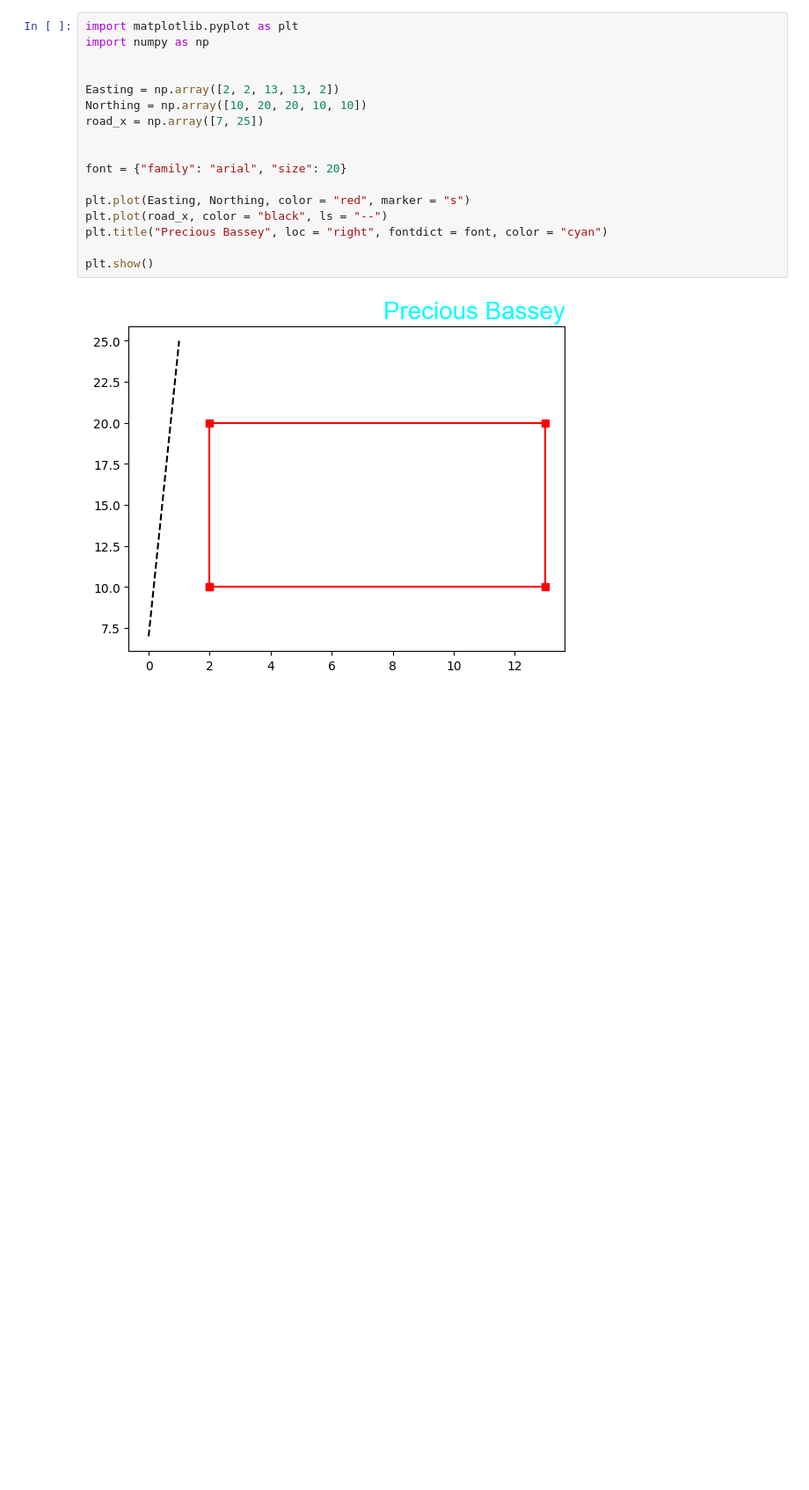
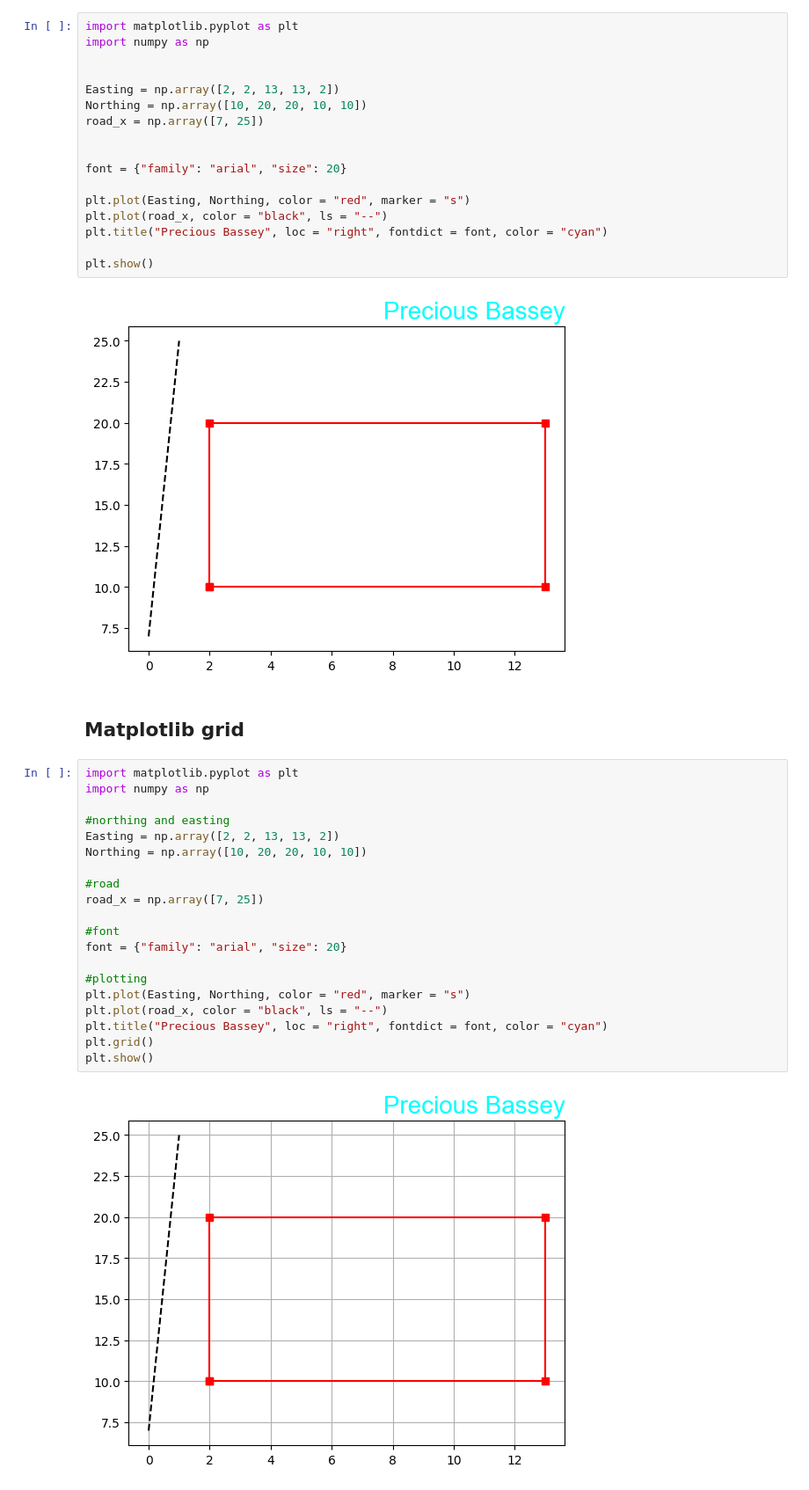
Before and after one commit to mrrpablo/pandas, a Jupyter notebook: Mathplotlib.ipynb, the cells around one changed output. Shown at 88% size. Cells and saved outputs as stored; diff of their text form; blank space fills up the shorter version.

```diff
--- a/Mathplotlib.ipynb
+++ b/Mathplotlib.ipynb
@@ -415,3 +415,27 @@ plt.title("Precious Bassey", loc = "right", fontdict = font, color = "cyan")
 plt.show()
 # %% [output]
 [figure]
+# %% [markdown]
+## Matplotlib grid
+# %%
+import matplotlib.pyplot as plt
+import numpy as np
+
+#northing and easting
+Easting = np.array([2, 2, 13, 13, 2])
+Northing = np.array([10, 20, 20, 10, 10])
+
+#road
+road_x = np.array([7, 25])
+
+#font
+font = {"family": "arial", "size": 20}
+
+#plotting
+plt.plot(Easting, Northing, color = "red", marker = "s")
+plt.plot(road_x, color = "black", ls = "--")
+plt.title("Precious Bassey", loc = "right", fontdict = font, color = "cyan")
+plt.grid()
+plt.show()
+# %% [output]
+[figure, added]
```
Also changed, not shown: parts of 7 cells of this notebook, 1 other file.
